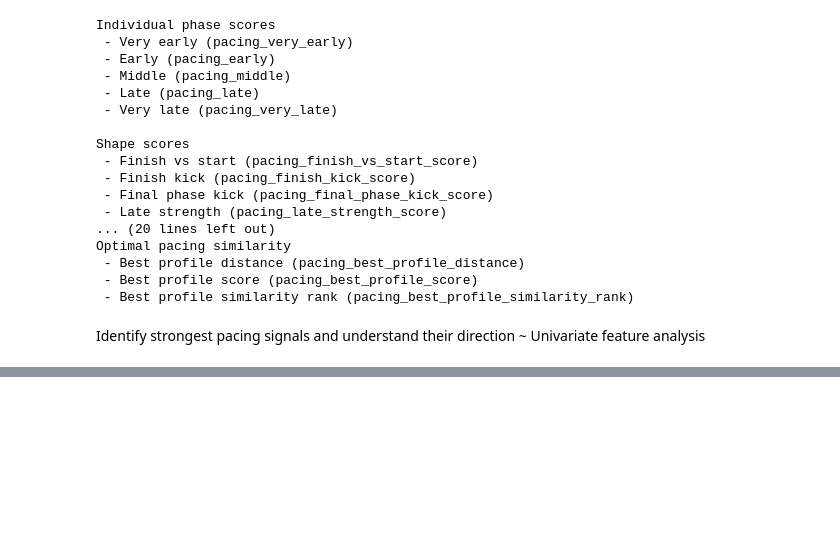
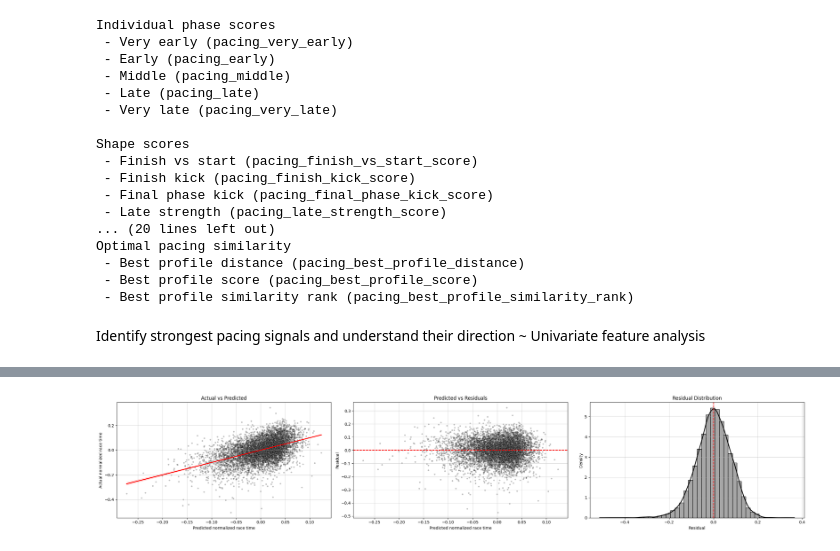
Before and after one commit to 1312Bravo/Path-To-UTMB, a Jupyter notebook: pacing_strategy/pacing_strategy_analysis.ipynb, the cells around one changed output, grey strips where cells are left out. Saved outputs shown, nothing was run; the diff lists cells and outputs as text; code cells hidden in the pictures; blank space fills up the shorter version.

```diff
--- a/pacing_strategy/pacing_strategy_analysis.ipynb
+++ b/pacing_strategy/pacing_strategy_analysis.ipynb
@@ -2341,5 +2440,6 @@ for feature_name, feature_col in pacing_feature_groups["Overall trend"]:
 # %%
 # Optimal pacing similarity ~ "Turn on" printouts & plots
+optimal_pacing_similarity_univariate_summary_df = pd.DataFrame()
 for feature_name, feature_col in pacing_feature_groups["Optimal pacing similarity"]:
 
     summary_df = univariate_numeric_linear_analysis(
@@ -2353,5 +2453,14 @@ for feature_name, feature_col in pacing_feature_groups["Optimal pacing similarit
         n_bins = 20,
     )
 
-    univariate_summary_features_df = pd.concat([univariate_summary_features_df, summary_df])
+    optimal_pacing_similarity_univariate_summary_df = pd.concat([optimal_pacing_similarity_univariate_summary_df, summary_df], ignore_index=True)
+
+display(
+    optimal_pacing_similarity_univariate_summary_df
+    .sort_values(
+        ["r2", "scaled_coef"],
+        ascending = False,
+        key=abs
+    )
+)
 # %% [output]
@@ -2362,0 +2769,53 @@ NameError: name 'runner_pacing_profile_df' is not defined
+# %%
+# Full pacing model diagnostics
+fig, ax = plt.subplots(1, 3, figsize = (25, 5))
+
+# Actual vs predicted
+sns.scatterplot(
+    data = df_pacing_model, x = "runner_race_time_normalized_pred", y = "runner_race_time_normalized",
+    color = "black", s = 15, alpha = 0.25,
+    ax = ax[0],
+)
+sns.regplot(
+    data = df_pacing_model, x = "runner_race_time_normalized_pred", y = "runner_race_time_normalized",
+    scatter = False, line_kws = {"color": "red", "linewidth": 2},
+    ax = ax[0],
+)
+
+ax[0].set_title("Actual vs Predicted")
+ax[0].set_xlabel("Predicted normalized race time")
+ax[0].set_ylabel("Actual normalized race time")
+
+# Predicted vs residuals
+sns.scatterplot(
+    data = df_pacing_model, x = "runner_race_time_normalized_pred", y = "runner_race_time_normalized_residual",
+    color = "black", s = 15, alpha = 0.25,
+    ax = ax[1],
+)
+ax[1].axhline(0, color = "red", linestyle = "--")
+ax[1].set_title("Predicted vs Residuals")
+ax[1].set_xlabel("Predicted normalized race time")
+ax[1].set_ylabel("Residual")
+
+# Residual distribution
+sns.histplot(
+    data = df_pacing_model, x = "runner_race_time_normalized_residual",
+    bins = 40, stat = "density", color = "grey", edgecolor = "black", alpha = 0.7,
+    ax = ax[2],
+)
+sns.kdeplot(
+    data = df_pacing_model, x = "runner_race_time_normalized_residual",
+    color = "black", linewidth = 2,
+    ax = ax[2],
+)
+ax[2].axvline(0, color = "red", linestyle = "--")
+ax[2].set_title("Residual Distribution")
+ax[2].set_xlabel("Residual")
+
+for i in [0, 1, 2]:
+    ax[i].grid(alpha = 0.5)
+
+plt.tight_layout()
+plt.show()
+# %% [output]
+[figure, added]
```
Also changed, not shown: parts of 21 cells of this notebook.
